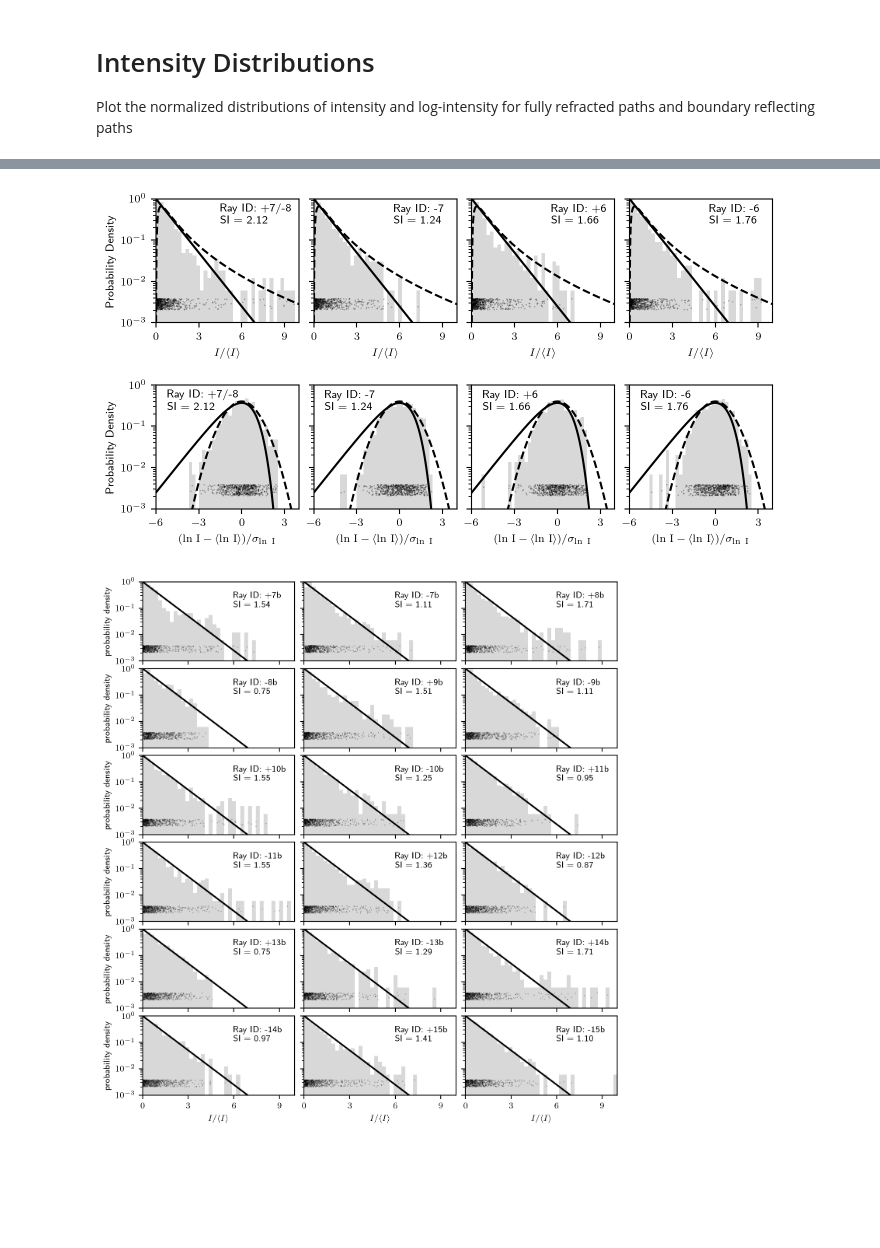
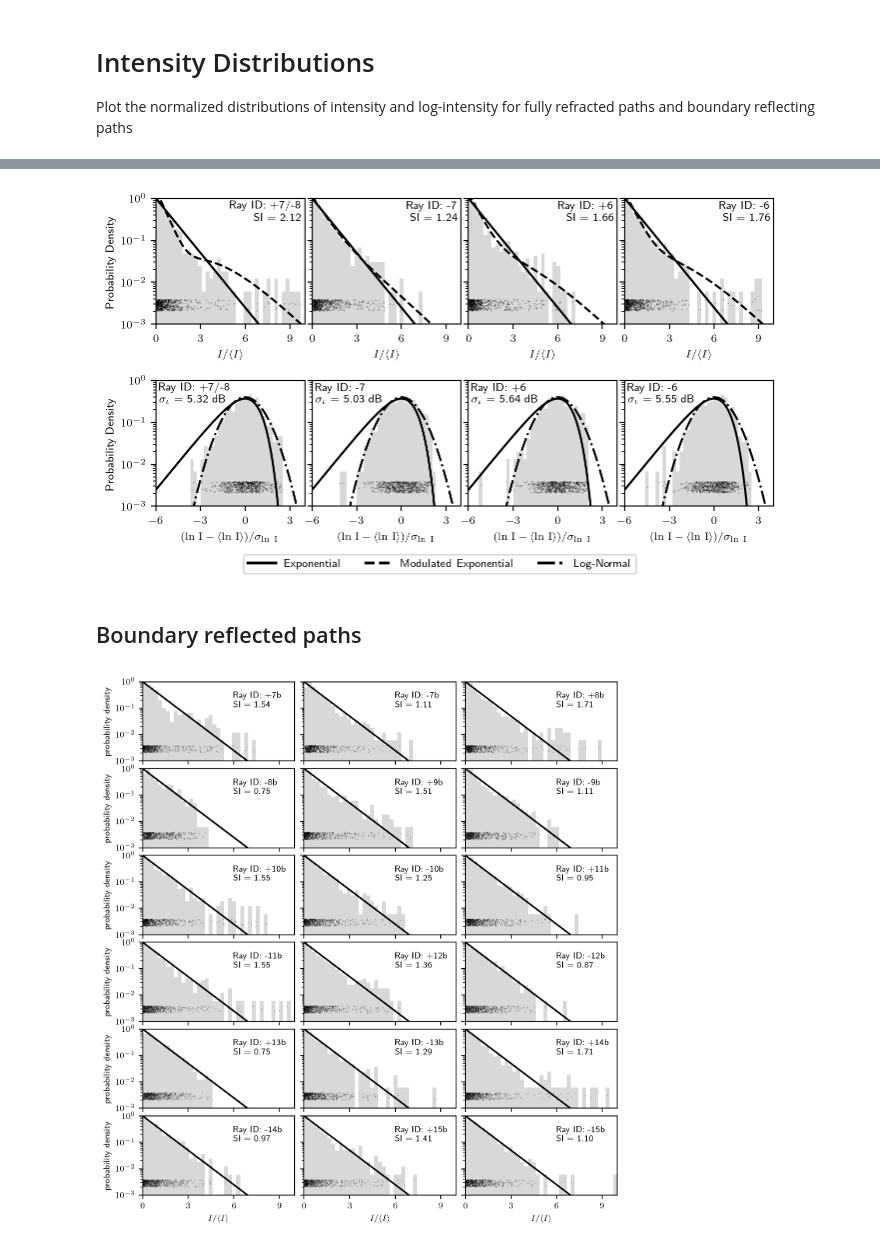
Before and after one commit to John-Ragland/n23_fluctuations_ragland, a Jupyter notebook: notebooks/publication_figures/IntensityDistributions.ipynb, the cells around one changed output, grey strips where cells are left out. Saved outputs shown, nothing was run; the diff lists cells and outputs as text; code cells hidden in the pictures; blank space fills up the shorter version.

Commit message:
mostly notebook edits for figures

```diff
--- a/notebooks/publication_figures/IntensityDistributions.ipynb
+++ b/notebooks/publication_figures/IntensityDistributions.ipynb
@@ -66,0 +100,15 @@ for ray_id in wavefront_values.keys():
+# %%
+def logy_modulated_exponential(x, b):
+    p_exp = np.exp(-x)
+    p_mexp = p_exp * (1 + b/2 * (x**2 - 4*x + 2))
+    return np.log(p_mexp)
+
+def modulated_exponential(x, b):
+    p_exp = np.exp(-x)
+    p_mexp = p_exp * (1 + b/2 * (x**2 - 4*x + 2))
+    return p_mexp
+
+def modulated_exp_gamma(x, alpha):
+    K = scipy.special.kv
+    p_mexp_gamma = 2 * alpha **((alpha + 1)/2) / scipy.special.gamma(alpha) * x**((alpha - 1)/2) * scipy.special.kv(alpha-1, 2 * np.sqrt(alpha * x))
+    return p_mexp_gamma
@@ -68,16 +142,19 @@ for ray_id in wavefront_values.keys():
 plt.rcParams.update({"font.size": 8})
 plt.rcParams.update({"text.usetex": True})
 
-fig, axes = plt.subplots(2, 4, figsize=(6.68, 3.5))
+fig, axes = plt.subplots(2, 4, figsize=(6.68, 3.8))
 axes = axes.flatten()
 
 for k, ray_id in enumerate(ducted_peaks):
     # Intensity Distribution
     plt.sca(axes[k])
 
+    bins = np.linspace(0, 10, 40)
+    bin_centers = (bins[1:] + bins[:-1]) / 2
+
     _ = plt.hist(
         I_norm[ray_id],
-        bins=np.linspace(0, 10, 40),
+        bins=bins,
         alpha=0.3,
         density=True,
         color="gray",
@@ -96,23 +173,18 @@ for k, ray_id in enumerate(ducted_peaks):
     # exponential distribution
     plt.plot(x_plot, np.exp(-x_plot), c="k")
 
-    # log-normal distribution
-    sigma = 1
-    lognormal_f = (
-        1
-        / (x_plot * np.sqrt(2 * np.pi) * sigma)
-        * np.exp(-1 * (np.log(x_plot) ** 2) / (2 * (sigma**2)))
-    )
-    plt.plot(x_plot, lognormal_f, c="k", linestyle="--")
-
+    # modulated exponential
+    b = (SI[ray_id]-1)/2
+    a = 1/(SI[ray_id]-1)
+    plt.plot(x_plot, modulated_exponential(x_plot, b), c="k", linestyle="--", label="Modulated Exponential")
+    #plt.plot(x_plot, modulated_exp_gamma(x_plot, a), c="r", linestyle="-")
     plt.yscale("log")
     plt.ylim([1e-3, 1e0])
-    # plt.title(ray_id, loc='left', fontsize=10, pad=-3)
 
     if ray_id == "+7":
-        plt.text(4.5, 2.5e-1, f"Ray ID: +7/-8\nSI = {SI[ray_id]:0.2f}")
+        plt.text(9.8, 3e-1, f"Ray ID: +7/-8\nSI = {SI[ray_id]:0.2f}", horizontalalignment='right')
     else:
-        plt.text(5.6, 2.5e-1, f"Ray ID: {ray_id}\nSI = {SI[ray_id]:0.2f}")
+        plt.text(9.8, 3e-1, f"Ray ID: {ray_id}\nSI = {SI[ray_id]:0.2f}", horizontalalignment='right')
     plt.xlabel("$ I / \\langle I \\rangle$")
     plt.xlim([0, 10])
     plt.xticks(np.arange(0, 10, 3))
@@ -135,39 +207,59 @@ for k, ray_id in enumerate(ducted_peaks):
         s=1,
         c="k",
     )
 
     x_plot = np.linspace(-6, 4, 1000)
-    plt.plot(x_plot, np.exp(x_plot - np.exp(x_plot)), "-k")
+    plt.plot(x_plot, np.exp(x_plot - np.exp(x_plot)), linestyle="-", color="k")
     sigma = 1
     f_norm = 1 / (sigma * np.sqrt(2 * np.pi)) * np.exp(-0.5 * (x_plot / sigma) ** 2)
-    plt.plot(x_plot, f_norm, "--k")
+    plt.plot(x_plot, f_norm, linestyle="-.", color="k")
 
     plt.yscale("log")
     plt.ylim([1e-3, 1e0])
     plt.xlim([-6, 4])
     plt.xticks(np.arange(-6, 4, 3))
     plt.xlabel(
         "$(\\mathrm{ln \\ I} - \\langle \\mathrm{ln \\ I} \\rangle) / \\sigma_{\\mathrm{ln \\ I}}$"
     )
-    # plt.title(ray_id, loc='left', fontsize=10, pad=-3)
 
     if ray_id == "+7":
-        plt.text(-5.2, 2.5e-1, f"Ray ID: +7/-8\nSI = {SI[ray_id]:0.2f}")
+        plt.text(-5.8, 3e-1, f"Ray ID: +7/-8\n$\\sigma_{{\\iota}}$ = {sigma_iota[ray_id]:0.2f} dB")
     else:
-        plt.text(-5.2, 2.5e-1, f"Ray ID: {ray_id}\nSI = {SI[ray_id]:0.2f}")
+        plt.text(-5.8, 3e-1, f"Ray ID: {ray_id}\n$\\sigma_{{\\iota}}$ = {sigma_iota[ray_id]:0.2f} dB")
 
 # axes level formatting
 for k in range(8):
     if k % 4 == 0:
         axes[k].set_ylabel("Probability Density")
     else:
         axes[k].set_yticklabels("")
 
 plt.tight_layout(pad=0, h_pad=2)
 
+fig.subplots_adjust(bottom=0.18)
+
+custom_lines = [
+    Line2D([0], [0], color="k",  linestyle='-',  linewidth=2),
+    Line2D([0], [0], color="k",  linestyle='--', linewidth=2),
+    Line2D([0], [0], color="k",  linestyle='-.',  linewidth=2),
+]
+labels = ['Exponential', 'Modulated Exponential', 'Log-Normal']
+
+fig.legend(
+    custom_lines,
+    labels,
+    loc='lower center',
+    #bbox_to_anchor=(0.5, 0),
+    ncol=len(labels),
+    frameon=True,
+    handlelength=2.5,
+)
+
 fig.savefig("../../figures/Ducted_Intensity_Distribution.pdf", bbox_inches="tight")
 # %% [output]
-[figure, old version]
+[figure, new version]
+# %% [markdown]
+## Boundary reflected paths
 # %%
 plt.rcParams.update({"font.size": 8})
 plt.rcParams.update({"text.usetex": True})
```
Also changed, not shown: parts of 6 cells of this notebook, 7 other files.
